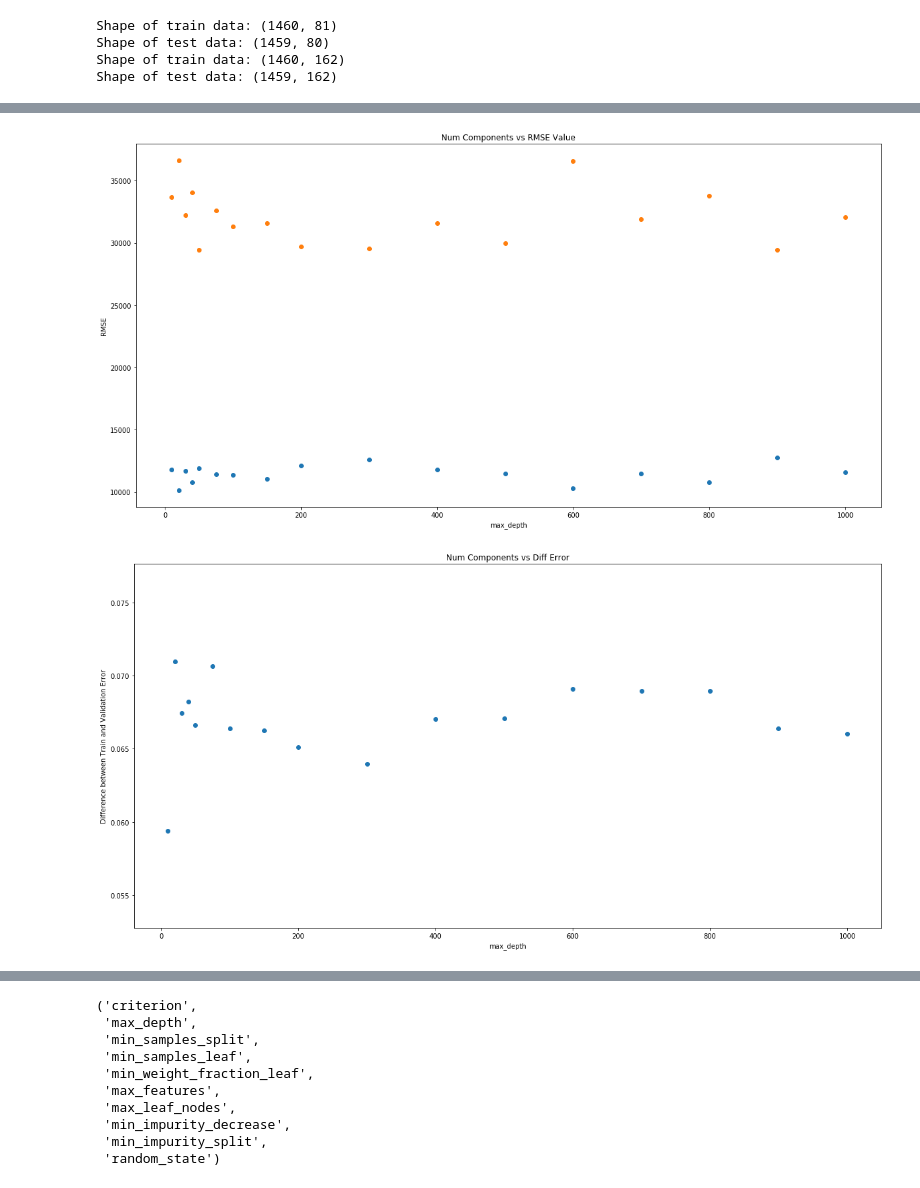
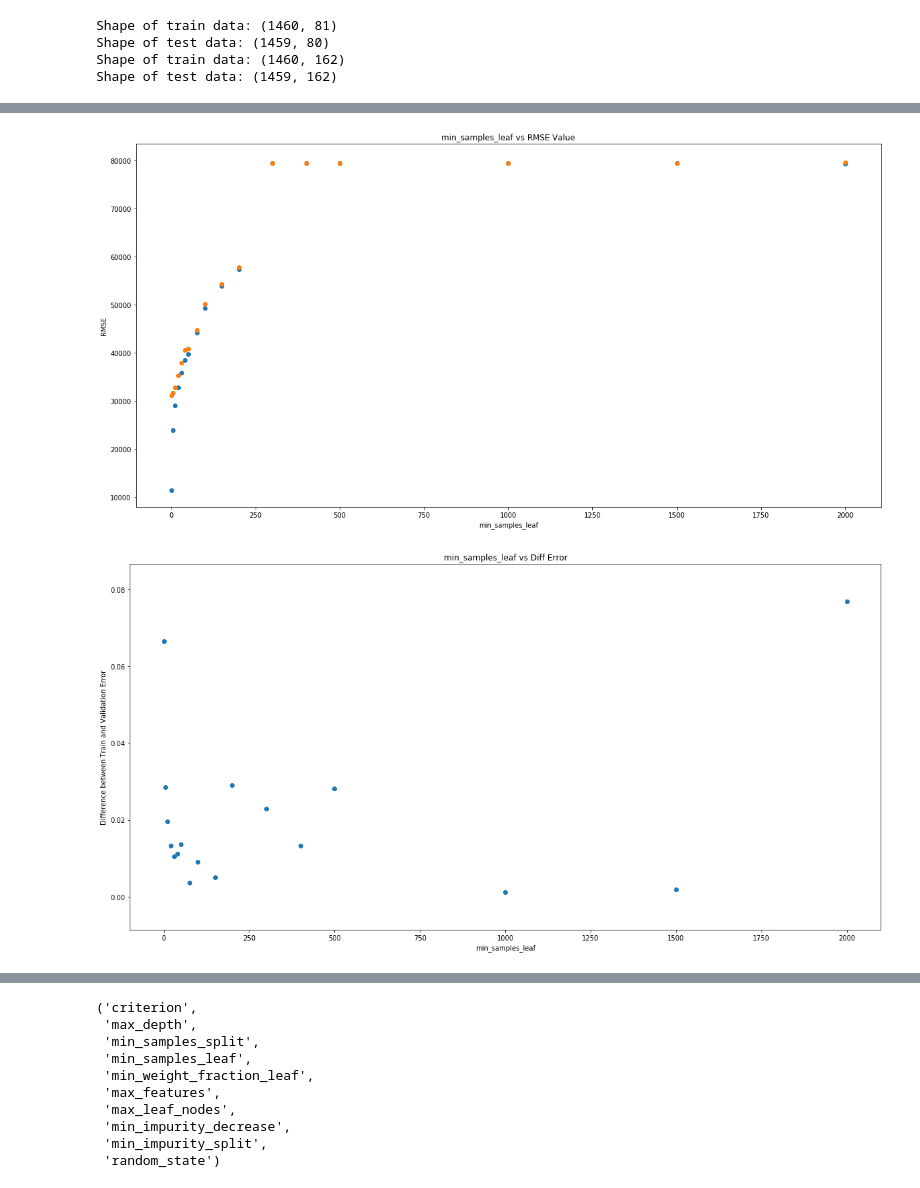
Before and after one commit to j2colaco/predicting_house_prices, a Jupyter notebook: prediction_code.ipynb, the cells around one changed output, grey strips where cells are left out. Saved outputs shown, nothing was run; the diff lists cells and outputs as text; code cells hidden in the pictures.

```diff
--- a/prediction_code.ipynb
+++ b/prediction_code.ipynb
@@ -1384,8 +1381,6 @@ Shape of test data: (1459, 162)
 n_est = [10,20,30,40,50,75,100,150,200,300,400,500,600,700,800,900,1000]
 score_lst = []
 for i in n_est:
-
     scores = run_model_inputs_rf(
-        train_data, train_saleprice, 2, n_estimators=i, max_depth=1000000,
-        max_features=train_data.shape[1], min_samples_leaf=1)
+        train_data, train_saleprice, 2, estimators=i, depth=1000000, features=train_data.shape[1], samples_leaf=1)
     score_lst.append(scores)
@@ -1434,6 +1432,6 @@ max_depth = [10,20,30,40,50,75,100,150,200,300,400,500,600,700,800,900,1000]
 score_lst_max_depth = []
 for i in max_depth:
     scores = run_model_inputs_rf(
-        train_data, train_saleprice, 2, estimators=100, depth=i,
+        train_data, train_saleprice, 2, estimators=40, depth=i,
         features=train_data.shape[1], samples_leaf=1)
     score_lst_max_depth.append(scores)
@@ -1460,0 +1481,8 @@ score_lst_max_depth_df
+# %%
+max_features = range(1,train_data.shape[1],1)
+score_lst_features = []
+for i in max_features:
+    scores = run_model_inputs_rf(
+        train_data, train_saleprice, 5, estimators=40, depth=50,
+        features=i, samples_leaf=1)
+    score_lst_features.append(scores)
@@ -1461,23 +1535,31 @@ score_lst_max_depth_df
+# %%
+min_samples_leaf = [1,5,10,20,30,40,50,75,100,150,200,300, 400, 500, 1000, 1500, 2000]
+score_lst_leaf = []
+for i in min_samples_leaf:
+    scores = run_model_inputs_rf(
+        train_data, train_saleprice, 2, estimators=40, depth=50,
+        features=42, samples_leaf=i)
+    score_lst_leaf.append(scores)
 # %%
-# Plots the train and validation rmse fro max_depth
-score_lst_max_depth_df = pd.DataFrame(score_lst_max_depth)
+# Plots the train and validation rmse fro min_leaf
+score_lst_leaf_df = pd.DataFrame(score_lst_leaf)
 plt.figure(figsize=(20,10))
-n_est_plot = plt.scatter(score_lst_max_depth_df['max_depth'] , score_lst_max_depth_df['train_rmse'])
-plt.scatter(score_lst_max_depth_df['max_depth'], score_lst_max_depth_df['validate_rmse'])
-plt.xlabel('max_depth')
+n_est_plot = plt.scatter(score_lst_leaf_df['min_samples_leaf'] , score_lst_leaf_df['train_rmse'])
+plt.scatter(score_lst_leaf_df['min_samples_leaf'], score_lst_leaf_df['validate_rmse'])
+plt.xlabel('min_samples_leaf')
 plt.ylabel('RMSE')
-plt.title('Num Components vs RMSE Value')
+plt.title('min_samples_leaf vs RMSE Value')
 plt.show()
 # %% [output]
-[figure, old version]
+[figure, new version]
 # %%
-# Plots the diff err for max_depth
+# Plots the diff err for min_leaf
 plt.figure(figsize=(20,10))
-pca_plot = plt.scatter(score_lst_max_depth_df['max_depth'] , score_lst_max_depth_df['diff_err'])
-plt.xlabel('max_depth')
+pca_plot = plt.scatter(score_lst_leaf_df['min_samples_leaf'] , score_lst_leaf_df['diff_err'])
+plt.xlabel('min_samples_leaf')
 plt.ylabel('Difference between Train and Validation Error')
-plt.title('Num Components vs Diff Error')
+plt.title('min_samples_leaf vs Diff Error')
 plt.show()
 # %% [output]
-[figure, old version]
+[figure, new version]
 # %%
```
Also changed, not shown: parts of 19 cells of this notebook.
